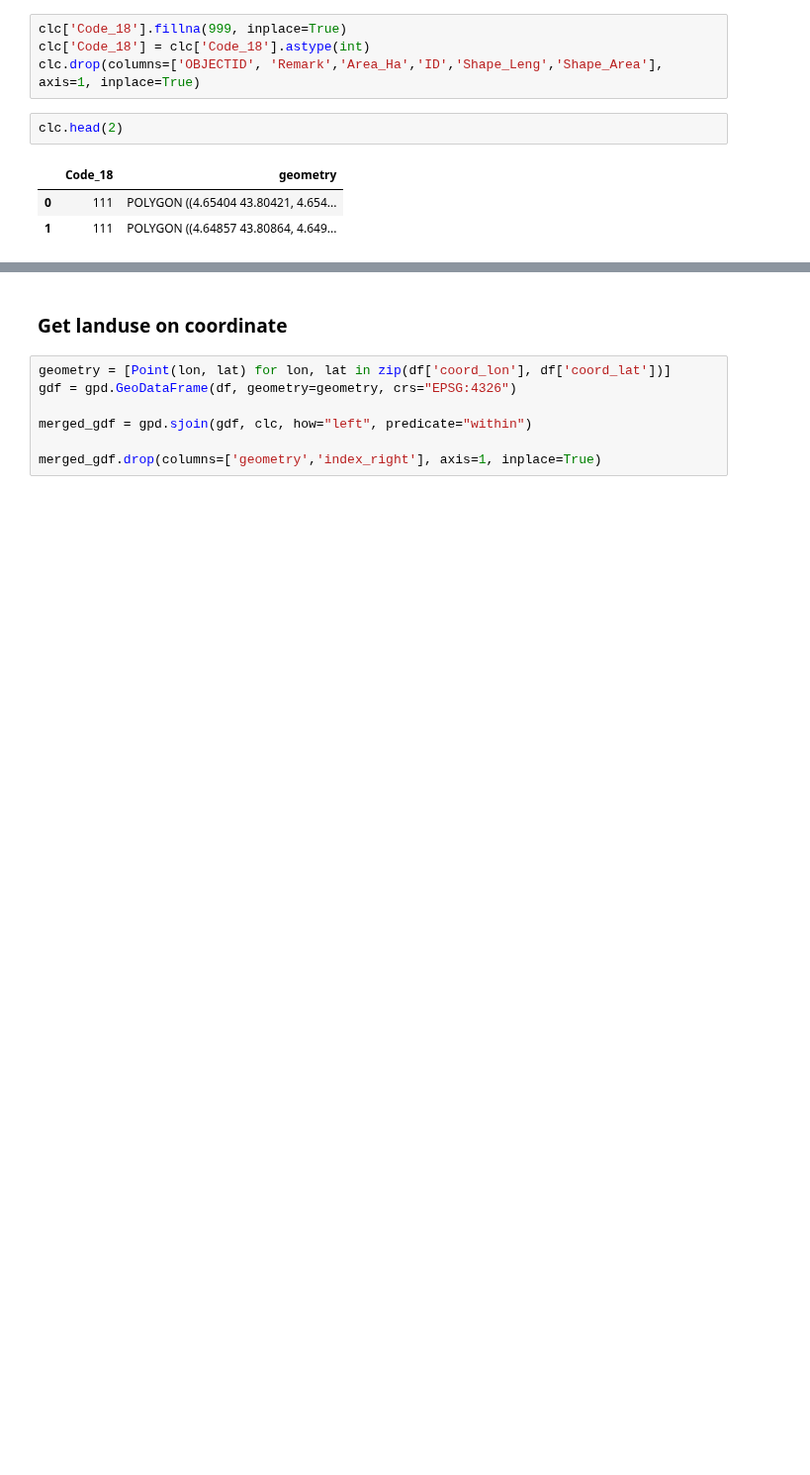
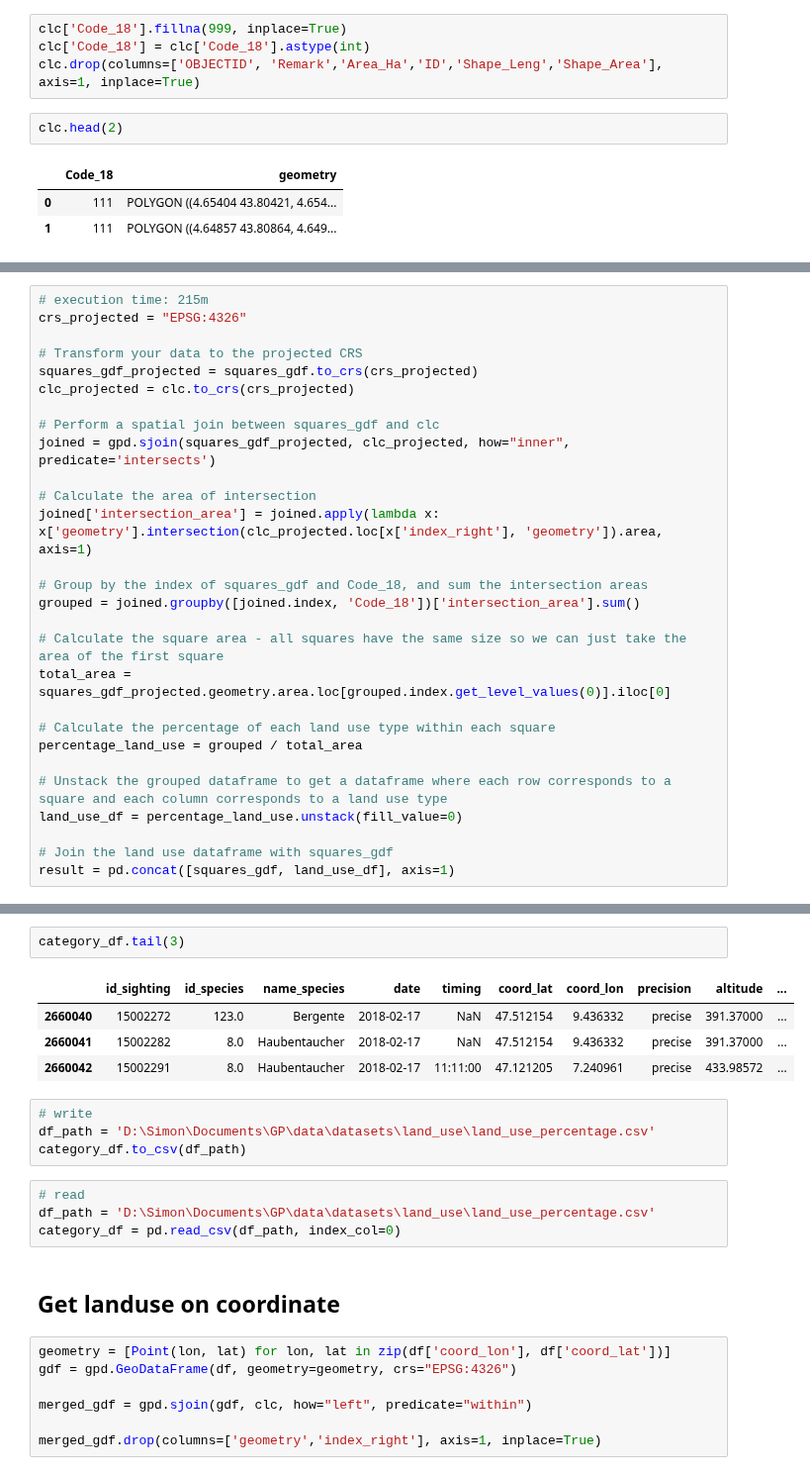
Before and after one commit to marinasie/bird-sighting-validation, a Jupyter notebook: simon/feature_generation/land_use_clc.ipynb, the cells around one changed output, grey strips where cells are left out. Shown at 99% size. Saved outputs shown, nothing was run; the diff lists cells and outputs as text; blank space fills up the shorter version.

```diff
--- a/simon/feature_generation/land_use_clc.ipynb
+++ b/simon/feature_generation/land_use_clc.ipynb
@@ -32,0 +109,28 @@ clc.head(2)
+# %%
+# execution time: 215m
+crs_projected = "EPSG:4326"
+
+# Transform your data to the projected CRS
+squares_gdf_projected = squares_gdf.to_crs(crs_projected)
+clc_projected = clc.to_crs(crs_projected)
+
+# Perform a spatial join between squares_gdf and clc
+joined = gpd.sjoin(squares_gdf_projected, clc_projected, how="inner", predicate='intersects')
+
+# Calculate the area of intersection
+joined['intersection_area'] = joined.apply(lambda x: x['geometry'].intersection(clc_projected.loc[x['index_right'], 'geometry']).area, axis=1)
+
+# Group by the index of squares_gdf and Code_18, and sum the intersection areas
+grouped = joined.groupby([joined.index, 'Code_18'])['intersection_area'].sum()
+
+# Calculate the square area - all squares have the same size so we can just take the area of the first square
+total_area = squares_gdf_projected.geometry.area.loc[grouped.index.get_level_values(0)].iloc[0]
+
+# Calculate the percentage of each land use type within each square
+percentage_land_use = grouped / total_area
+
+# Unstack the grouped dataframe to get a dataframe where each row corresponds to a square and each column corresponds to a land use type
+land_use_df = percentage_land_use.unstack(fill_value=0)
+
+# Join the land use dataframe with squares_gdf
+result = pd.concat([squares_gdf, land_use_df], axis=1)
@@ -33,5 +206,20 @@ clc.head(2)
+# %%
+category_df.tail(3)
+# %% [output]
+|  | id_sighting | id_species | name_species | date | timing | coord_lat | coord_lon | precision | altitude | ... |
+| 2660040 | 15002272 | 123.0 | Bergente | 2018-02-17 | NaN | 47.512154 | 9.436332 | precise | 391.37000 | ... |
+| 2660041 | 15002282 | 8.0 | Haubentaucher | 2018-02-17 | NaN | 47.512154 | 9.436332 | precise | 391.37000 | ... |
+| 2660042 | 15002291 | 8.0 | Haubentaucher | 2018-02-17 | 11:11:00 | 47.121205 | 7.240961 | precise | 433.98572 | ... |
+# %%
+# write
+df_path = 'D:\Simon\Documents\GP\data\datasets\land_use\land_use_percentage.csv'
+category_df.to_csv(df_path)
+# %%
+# read
+df_path = 'D:\Simon\Documents\GP\data\datasets\land_use\land_use_percentage.csv'
+category_df = pd.read_csv(df_path, index_col=0)
 # %% [markdown]
-### Get landuse on coordinate
+## Get landuse on coordinate
 # %%
 geometry = [Point(lon, lat) for lon, lat in zip(df['coord_lon'], df['coord_lat'])]
 gdf = gpd.GeoDataFrame(df, geometry=geometry, crs="EPSG:4326")
```
Also changed, not shown: parts of 31 cells of this notebook.
